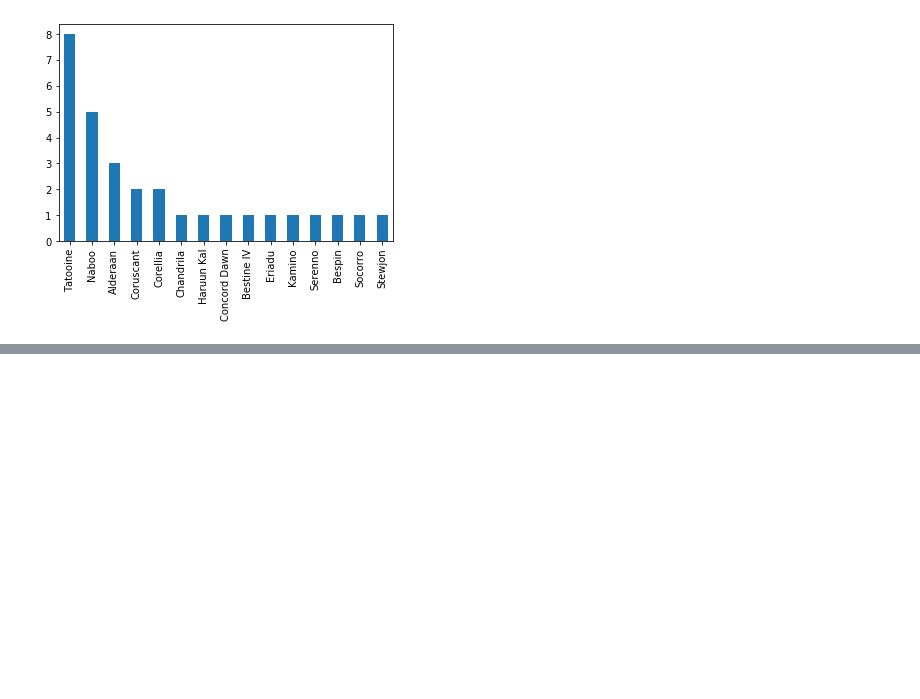
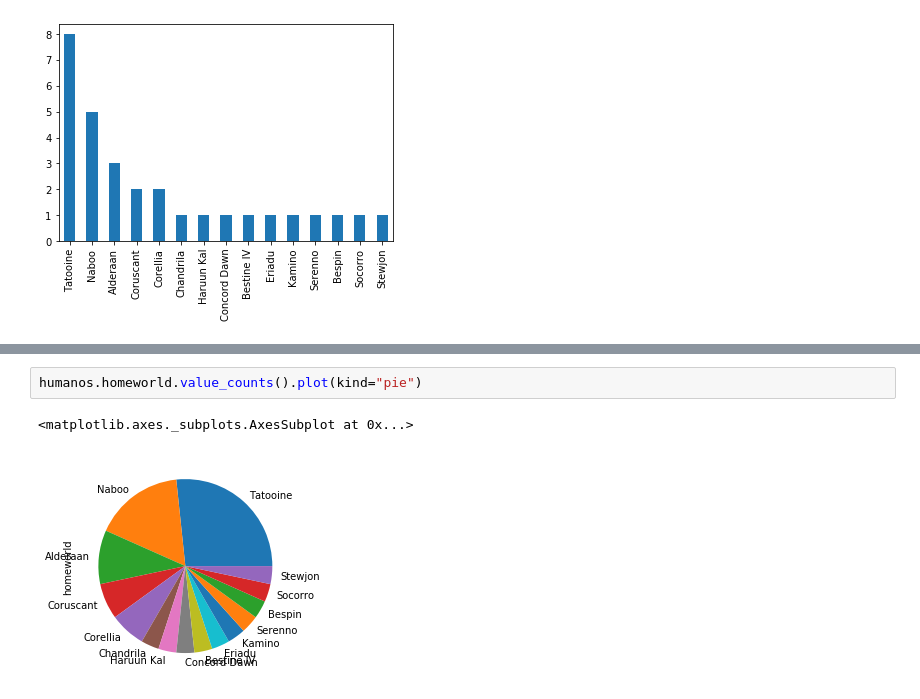
Before and after one commit to DevPhantomUNAM/KodeDay_Crea-un-DataFrame-De-StarWars-con-Pandas, a Jupyter notebook: Data_Frame_Star_Wars.ipynb, the cells around one changed output, grey strips where cells are left out. Saved outputs shown, nothing was run; the diff lists cells and outputs as text; blank space fills up the shorter version.

```diff
--- a/Data_Frame_Star_Wars.ipynb
+++ b/Data_Frame_Star_Wars.ipynb
@@ -279,0 +290,5 @@ humanos.homeworld.value_counts().plot(kind="bar")
+# %%
+humanos.homeworld.value_counts().plot(kind="pie")
+# %% [output]
+<matplotlib.axes._subplots.AxesSubplot at 0x...>
+[figure, added]
```
Also changed, not shown: parts of 21 cells of this notebook.
